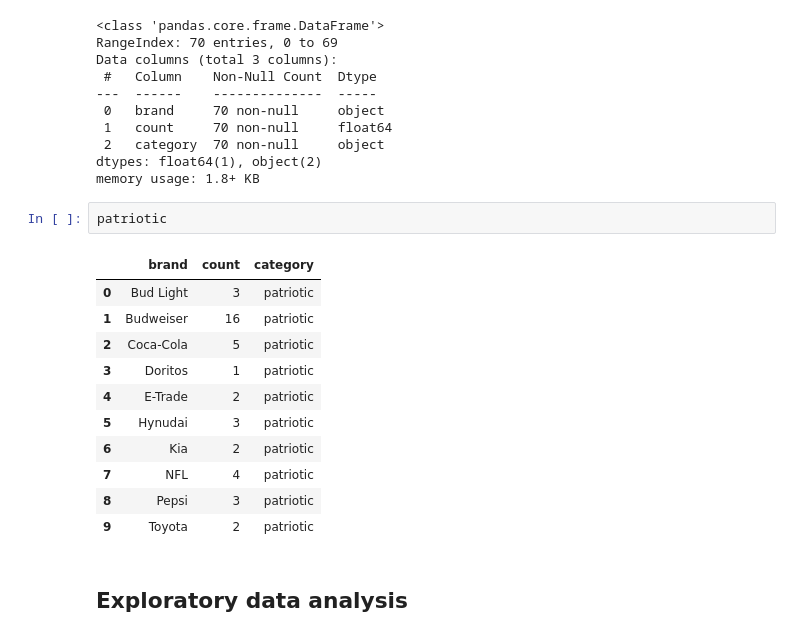
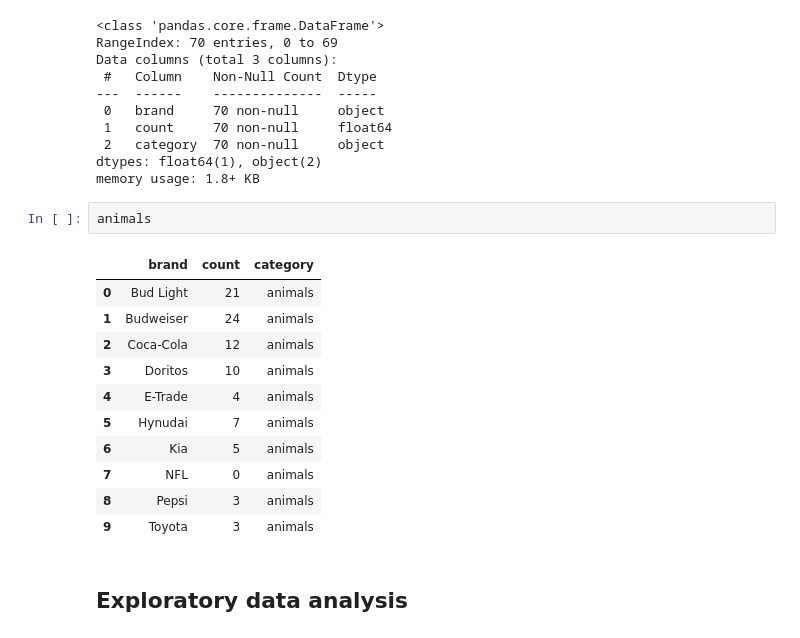
Before and after one commit to liparose/homework-1, a Jupyter notebook: notebooks/04-data-exploration.ipynb, the cells around one changed output. Drawn from its saved outputs; the diff is of its cells as text.

```diff
--- a/notebooks/04-data-exploration.ipynb
+++ b/notebooks/04-data-exploration.ipynb
@@ -235,20 +235,20 @@ Data columns (total 3 columns):
  2   category  70 non-null     object
 dtypes: float64(1), object(2)
 memory usage: 1.8+ KB
-# %%
-patriotic
-# %% [output]
-|  | brand | count | category |
-| 0 | Bud Light | 3 | patriotic |
-| 1 | Budweiser | 16 | patriotic |
-| 2 | Coca-Cola | 5 | patriotic |
-| 3 | Doritos | 1 | patriotic |
-| 4 | E-Trade | 2 | patriotic |
-| 5 | Hynudai | 3 | patriotic |
-| 6 | Kia | 2 | patriotic |
-| 7 | NFL | 4 | patriotic |
-| 8 | Pepsi | 3 | patriotic |
-| 9 | Toyota | 2 | patriotic |
+# %%
+animals
+# %% [output]
+|  | brand | count | category |
+| 0 | Bud Light | 21 | animals |
+| 1 | Budweiser | 24 | animals |
+| 2 | Coca-Cola | 12 | animals |
+| 3 | Doritos | 10 | animals |
+| 4 | E-Trade | 4 | animals |
+| 5 | Hynudai | 7 | animals |
+| 6 | Kia | 5 | animals |
+| 7 | NFL | 0 | animals |
+| 8 | Pepsi | 3 | animals |
+| 9 | Toyota | 3 | animals |
 # %% [markdown]
 ## Exploratory data analysis
 # %%
```
Also changed, not shown: parts of 1 cell of this notebook.
